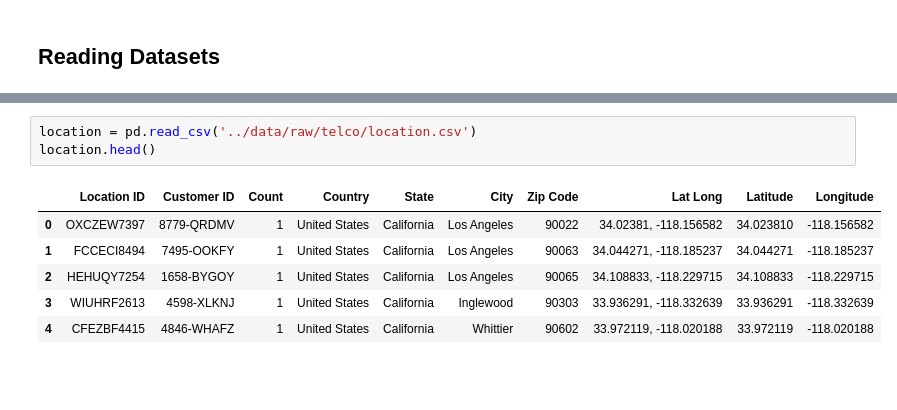
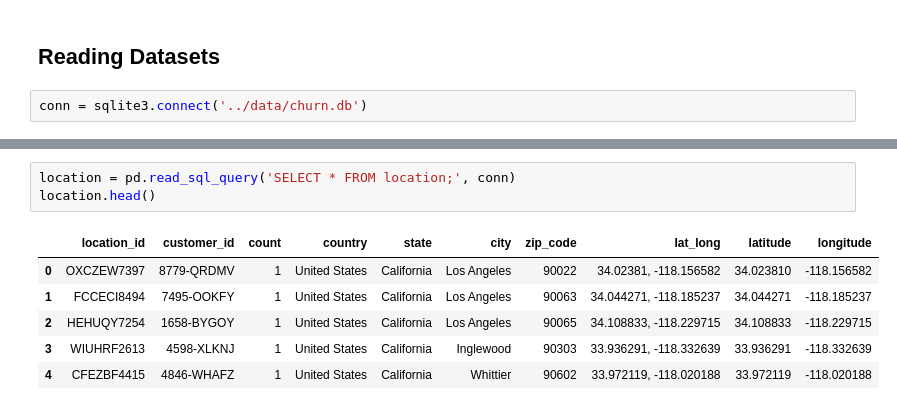
Before and after one commit to pprestonlee/churn-prediction, a Jupyter notebook: notebooks/eda.ipynb, the cells around one changed output, grey strips where cells are left out. Cells and saved outputs as stored; diff of their text form; blank space fills up the shorter version.

```diff
--- a/notebooks/eda.ipynb
+++ b/notebooks/eda.ipynb
@@ -12,3 +13,5 @@ from pathlib import Path
 # %% [markdown]
 ## Reading Datasets
+# %%
+conn = sqlite3.connect('../data/churn.db')
 # %%
@@ -24,8 +27,8 @@ demographics.head()
 # %%
-location = pd.read_csv('../data/raw/telco/location.csv')
+location = pd.read_sql_query('SELECT * FROM location;', conn)
 location.head()
 # %% [output]
-|  | Location ID | Customer ID | Count | Country | State | City | Zip Code | Lat Long | Latitude | Longitude |
+|  | location_id | customer_id | count | country | state | city | zip_code | lat_long | latitude | longitude |
 | 0 | OXCZEW7397 | 8779-QRDMV | 1 | United States | California | Los Angeles | 90022 | 34.02381, -118.156582 | 34.023810 | -118.156582 |
 | 1 | FCCECI8494 | 7495-OOKFY | 1 | United States | California | Los Angeles | 90063 | 34.044271, -118.185237 | 34.044271 | -118.185237 |
 | 2 | HEHUQY7254 | 1658-BYGOY | 1 | United States | California | Los Angeles | 90065 | 34.108833, -118.229715 | 34.108833 | -118.229715 |
```
Also changed, not shown: parts of 50 cells of this notebook.
